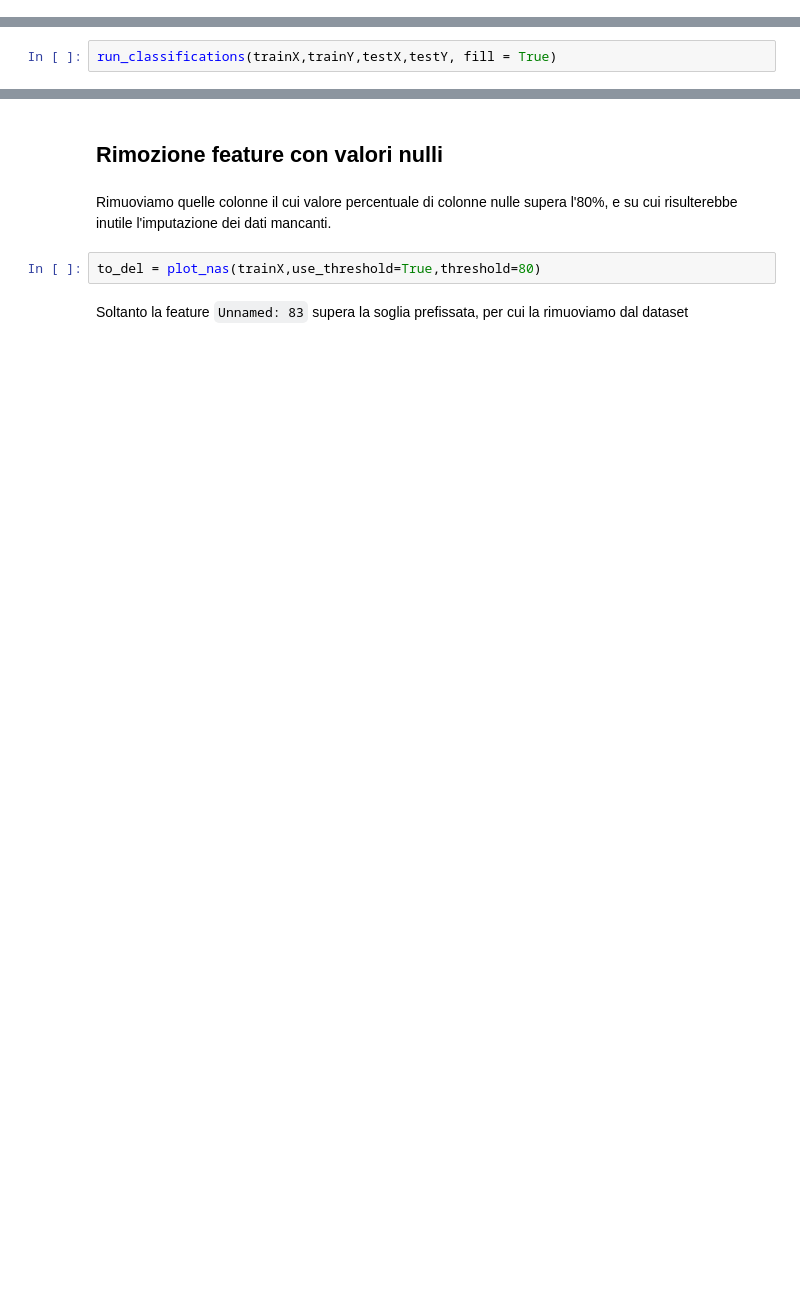
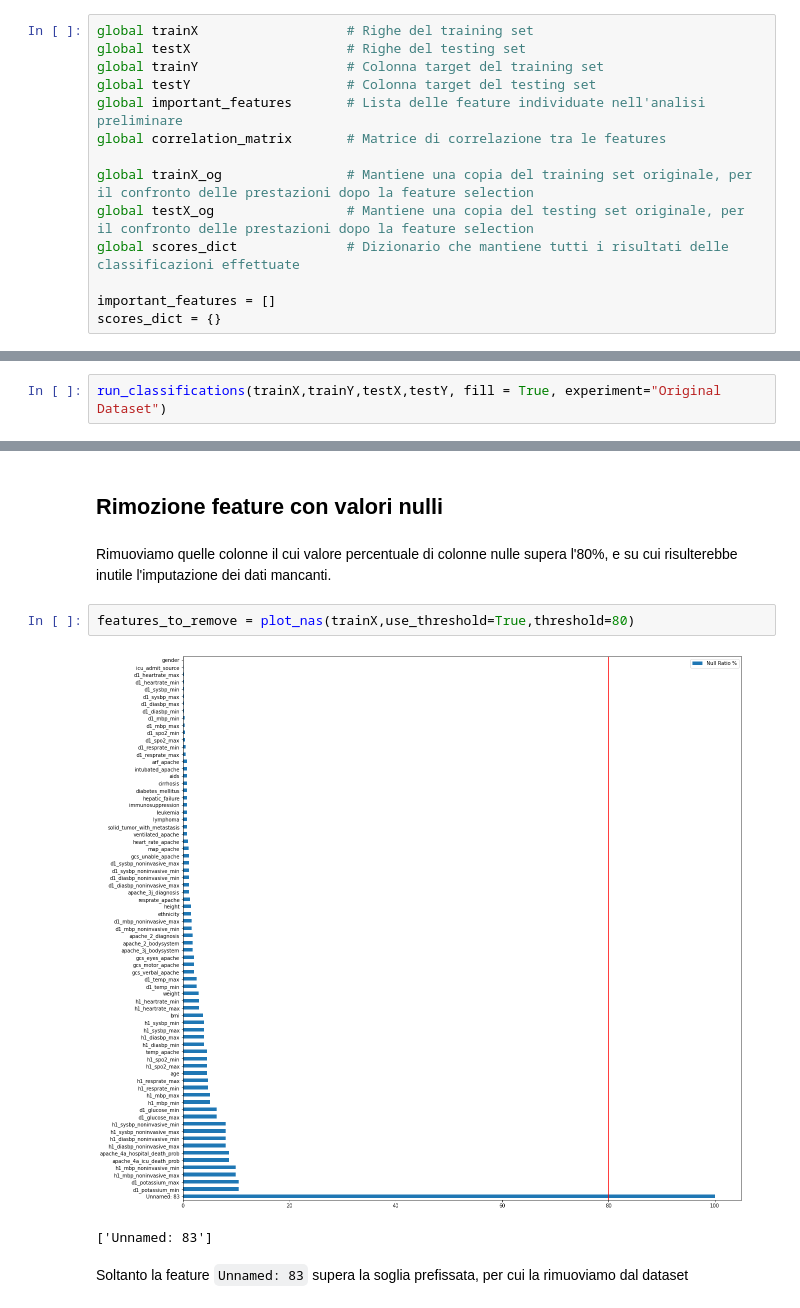
Before and after one commit to danilo-dellorco/ml-project, a Jupyter notebook: danilo.ipynb, the cells around one changed output, grey strips where cells are left out. Drawn from its saved outputs; the diff is of its cells as text; blank space fills up the shorter version.

````diff
--- a/danilo.ipynb
+++ b/danilo.ipynb
@@ -73,5 +69,19 @@ dataset.head()
 # %% [markdown]
 Effettuiamo la definizione di tutte le funzioni utilizzate nel notebook.
+# %%
+global trainX                   # Righe del training set
+global testX                    # Righe del testing set
+global trainY                   # Colonna target del training set
+global testY                    # Colonna target del testing set
+global important_features       # Lista delle feature individuate nell'analisi preliminare
+global correlation_matrix       # Matrice di correlazione tra le features
+
+global trainX_og                # Mantiene una copia del training set originale, per il confronto delle prestazioni dopo la feature selection
+global testX_og                 # Mantiene una copia del testing set originale, per il confronto delle prestazioni dopo la feature selection
+global scores_dict              # Dizionario che mantiene tutti i risultati delle classificazioni effettuate
+
+important_features = []
+scores_dict = {}
 # %%
 # ---------------------------------------------------------------------------------------------------------------------------------------------------
 # Rimuove le features columns_list specificate dal training set
@@ -649,4 +659,4 @@ Andiamo a misurare le prestazioni di vari classificatori sul dataset originale,
 - Per eseguire la classificazione è comunque necessario mappare i valori ```NaN``` su un qualche valore numerico
 - Si utilizza per questa fase di benchmark l'operatore ```fillna(-1)``` sostituendo quindi ```NaN``` con ```-1```
 # %%
-run_classifications(trainX,trainY,testX,testY, fill = True)
+run_classifications(trainX,trainY,testX,testY, fill = True, experiment="Original Dataset")
@@ -664,7 +683,10 @@ Andiamo ad eseguire diverse operazioni per rimuovere rumore dal dataset
 # %% [markdown]
 Rimuoviamo quelle colonne il cui valore percentuale di colonne nulle supera l'80%, e su cui risulterebbe inutile l'imputazione dei dati mancanti.
 # %%
-to_del = plot_nas(trainX,use_threshold=True,threshold=80)
+features_to_remove = plot_nas(trainX,use_threshold=True,threshold=80)
+# %% [output]
+[figure, added]
+['Unnamed: 83']
 # %% [markdown]
 Soltanto la feature `Unnamed: 83` supera la soglia prefissata, per cui la rimuoviamo dal dataset
 # %%
````
Also changed, not shown: parts of 56 cells of this notebook, 6 other files.
